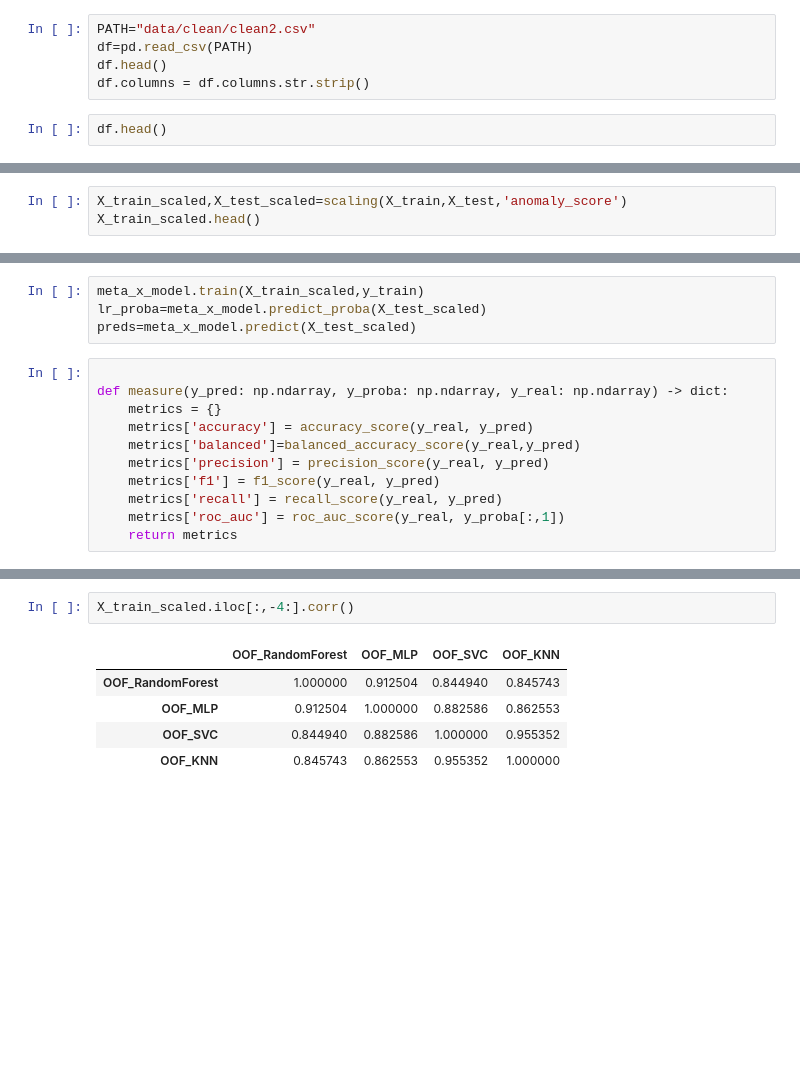
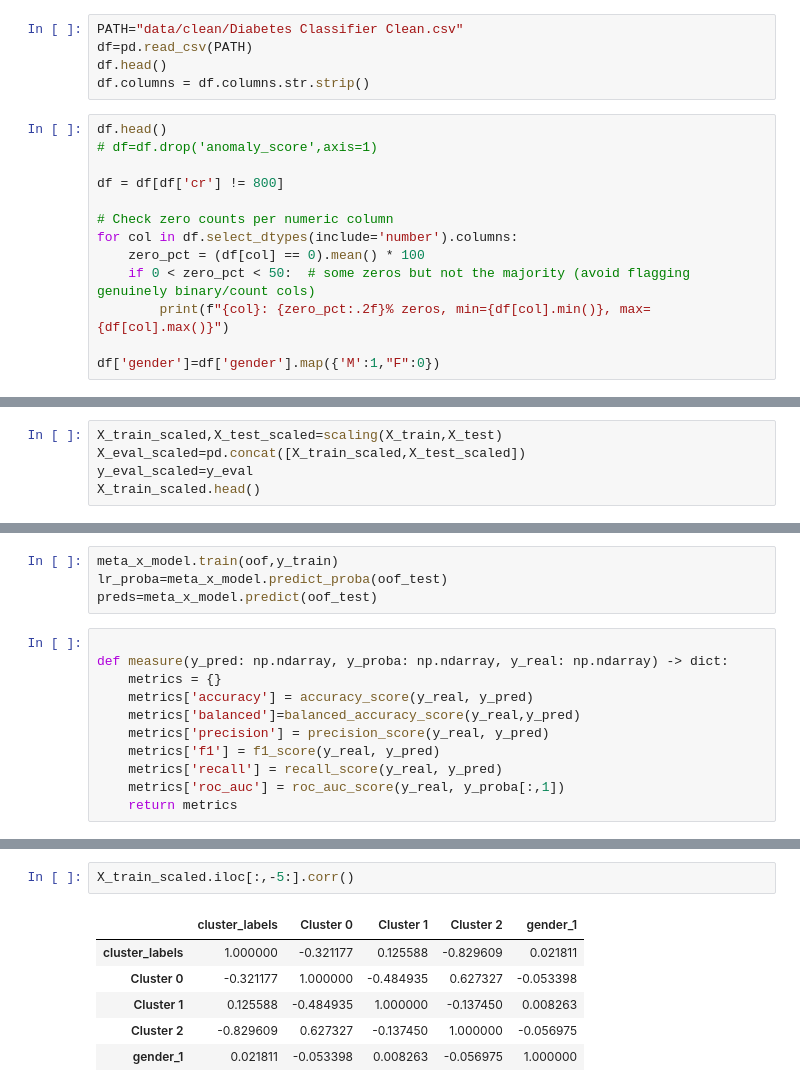
Before and after one commit to 13lend1/Diabetes-Classification, a Jupyter notebook: notebooks/model.ipynb, the cells around one changed output, grey strips where cells are left out. Cells and saved outputs as stored; diff of their text form; blank space fills up the shorter version.

```diff
--- a/notebooks/model.ipynb
+++ b/notebooks/model.ipynb
@@ -27,9 +27,20 @@ from sklearn.metrics import f1_score,recall_score,precision_score,balanced_accur
 import warnings
 warnings.filterwarnings('ignore')
 # %%
-PATH="data/clean/clean2.csv"
+PATH="data/clean/Diabetes Classifier Clean.csv"
 df=pd.read_csv(PATH)
 df.head()
 df.columns = df.columns.str.strip()
 # %%
 df.head()
+# df=df.drop('anomaly_score',axis=1)
+
+df = df[df['cr'] != 800]
+
+# Check zero counts per numeric column
+for col in df.select_dtypes(include='number').columns:
+    zero_pct = (df[col] == 0).mean() * 100
+    if 0 < zero_pct < 50:  # some zeros but not the majority (avoid flagging genuinely binary/count cols)
+        print(f"{col}: {zero_pct:.2f}% zeros, min={df[col].min()}, max={df[col].max()}")
+
+df['gender']=df['gender'].map({'M':1,"F":0})
@@ -82,5 +117,7 @@ X_train.head(5)
 # %%
-X_train_scaled,X_test_scaled=scaling(X_train,X_test,'anomaly_score')
+X_train_scaled,X_test_scaled=scaling(X_train,X_test)
+X_eval_scaled=pd.concat([X_train_scaled,X_test_scaled])
+y_eval_scaled=y_eval
 X_train_scaled.head()
 # %% [output]
 |  | age | bmi | chol | tg | hdl | ldl | cr | bun | lipids | Age_x_BMI | HDL_x_LDL | ... |
@@ -181,9 +229,9 @@ def compare(base: dict, meta: dict):
 #     else:
 #         compare(model.evaluation(X_eval,y_eval,5).values(),meta_x_model.evaluation(X_eval,y_eval).values())
 # %%
-meta_x_model.train(X_train_scaled,y_train)
-lr_proba=meta_x_model.predict_proba(X_test_scaled)
-preds=meta_x_model.predict(X_test_scaled)
+meta_x_model.train(oof,y_train)
+lr_proba=meta_x_model.predict_proba(oof_test)
+preds=meta_x_model.predict(oof_test)
 # %%
 
 def measure(y_pred: np.ndarray, y_proba: np.ndarray, y_real: np.ndarray) -> dict:
@@ -244,9 +313,10 @@ roc_auc: base=0.8931 meta=0.9008 ↑ (+0.0078)
 # %%
-X_train_scaled.iloc[:,-4:].corr()
+X_train_scaled.iloc[:,-5:].corr()
 # %% [output]
-|  | OOF_RandomForest | OOF_MLP | OOF_SVC | OOF_KNN |
-| OOF_RandomForest | 1.000000 | 0.912504 | 0.844940 | 0.845743 |
-| OOF_MLP | 0.912504 | 1.000000 | 0.882586 | 0.862553 |
-| OOF_SVC | 0.844940 | 0.882586 | 1.000000 | 0.955352 |
-| OOF_KNN | 0.845743 | 0.862553 | 0.955352 | 1.000000 |
+|  | cluster_labels | Cluster 0 | Cluster 1 | Cluster 2 | gender_1 |
+| cluster_labels | 1.000000 | -0.321177 | 0.125588 | -0.829609 | 0.021811 |
+| Cluster 0 | -0.321177 | 1.000000 | -0.484935 | 0.627327 | -0.053398 |
+| Cluster 1 | 0.125588 | -0.484935 | 1.000000 | -0.137450 | 0.008263 |
+| Cluster 2 | -0.829609 | 0.627327 | -0.137450 | 1.000000 | -0.056975 |
+| gender_1 | 0.021811 | -0.053398 | 0.008263 | -0.056975 | 1.000000 |
 # %%
```
Also changed, not shown: parts of 23 cells of this notebook, 9 other files.
